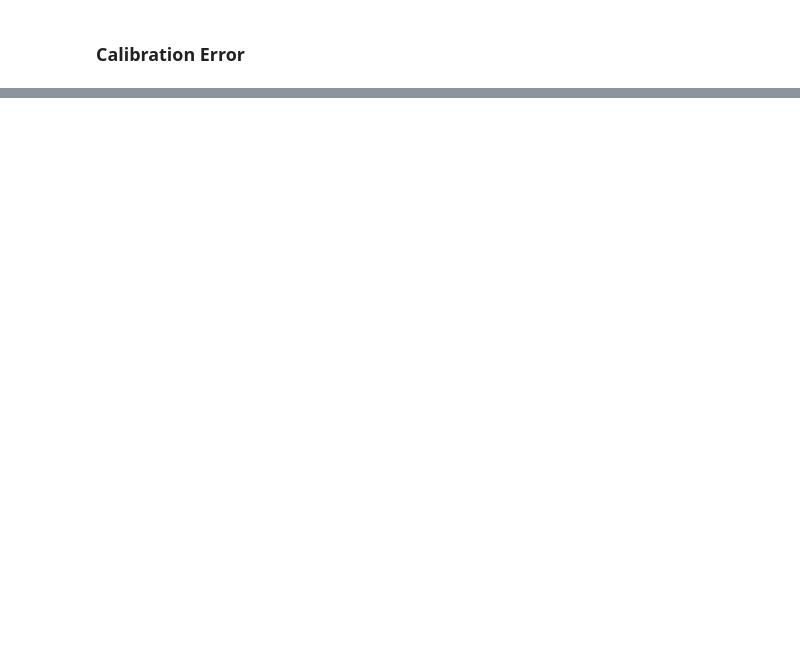
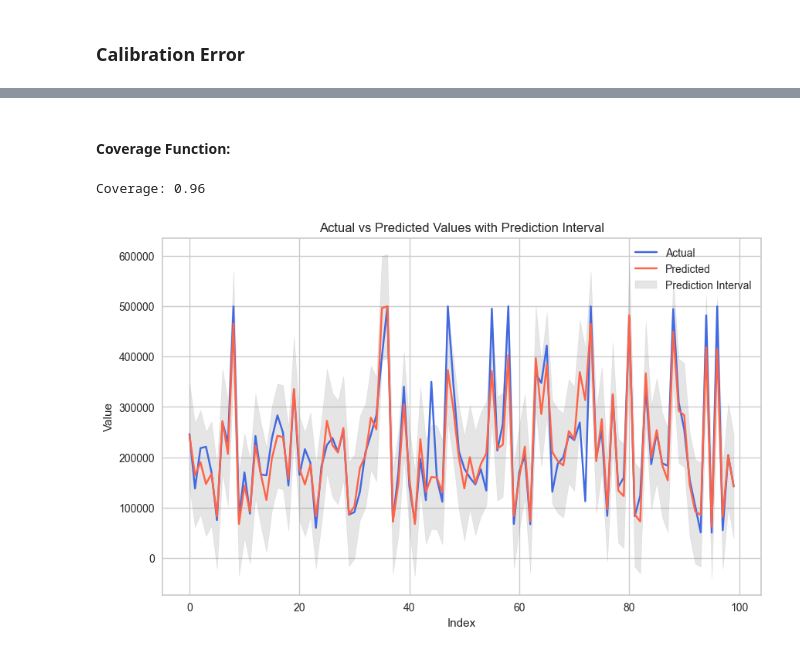
Before and after one commit to joakor89/conformal_prediction, a Jupyter notebook: chap_07/CPFR.ipynb, the cells around one changed output, grey strips where cells are left out. Drawn from its saved outputs; the diff is of its cells as text; code cells hidden in the pictures; blank space fills up the shorter version.

```diff
--- a/chap_07/CPFR.ipynb
+++ b/chap_07/CPFR.ipynb
@@ -313,0 +327,6 @@ plt.show()
+# %%
+# Lower `yhat`
+y_hat_test_lower = y_pred_test - q_yhat_cal
+
+# Upper `yhat`
+y_hat_test_upper = y_pred_test + q_yhat_cal
@@ -313,0 +335,5 @@ plt.show()
+# %%
+predict_df = pd.DataFrame(list(zip(y_test,y_pred_test,y_hat_test_lower,y_hat_test_upper)),
+                  columns=['actual','predicted','lower_bound','upper_bound'])
+
+predict_df
@@ -313,0 +354,33 @@ plt.show()
+# %% [markdown]
+#### Coverage Function:
+# %%
+def calculate_coverage(df):
+    df['in_interval'] = df.apply(lambda row: row['lower_bound'] <= row['actual'] <= row['upper_bound'], axis=1)
+    coverage = df['in_interval'].mean()
+    return coverage
+
+coverage = calculate_coverage(predict_df)
+print(f"Coverage: {coverage}")
+# %% [output]
+Coverage: 0.96
+# %%
+plt.figure(figsize=(10, 6))
+
+# Actual Values
+plt.plot(predict_df['actual'], label='Actual', color='royalblue')
+# Predicted Values
+plt.plot(predict_df['predicted'], label='Predicted', color='tomato')
+# Prediction Intervals
+plt.fill_between(predict_df.index, predict_df['lower_bound'], predict_df['upper_bound'],
+                 color='gray', alpha=0.2, label='Prediction Interval')
+
+# Legend
+plt.legend(loc='upper right')
+# Set labels & Title
+plt.xlabel('Index')
+plt.ylabel('Value')
+plt.title('Actual vs Predicted Values with Prediction Interval')
+
+plt.show()
+# %% [output]
+[figure, added]
```
Also changed, not shown: parts of 7 cells of this notebook, 1 other file.
